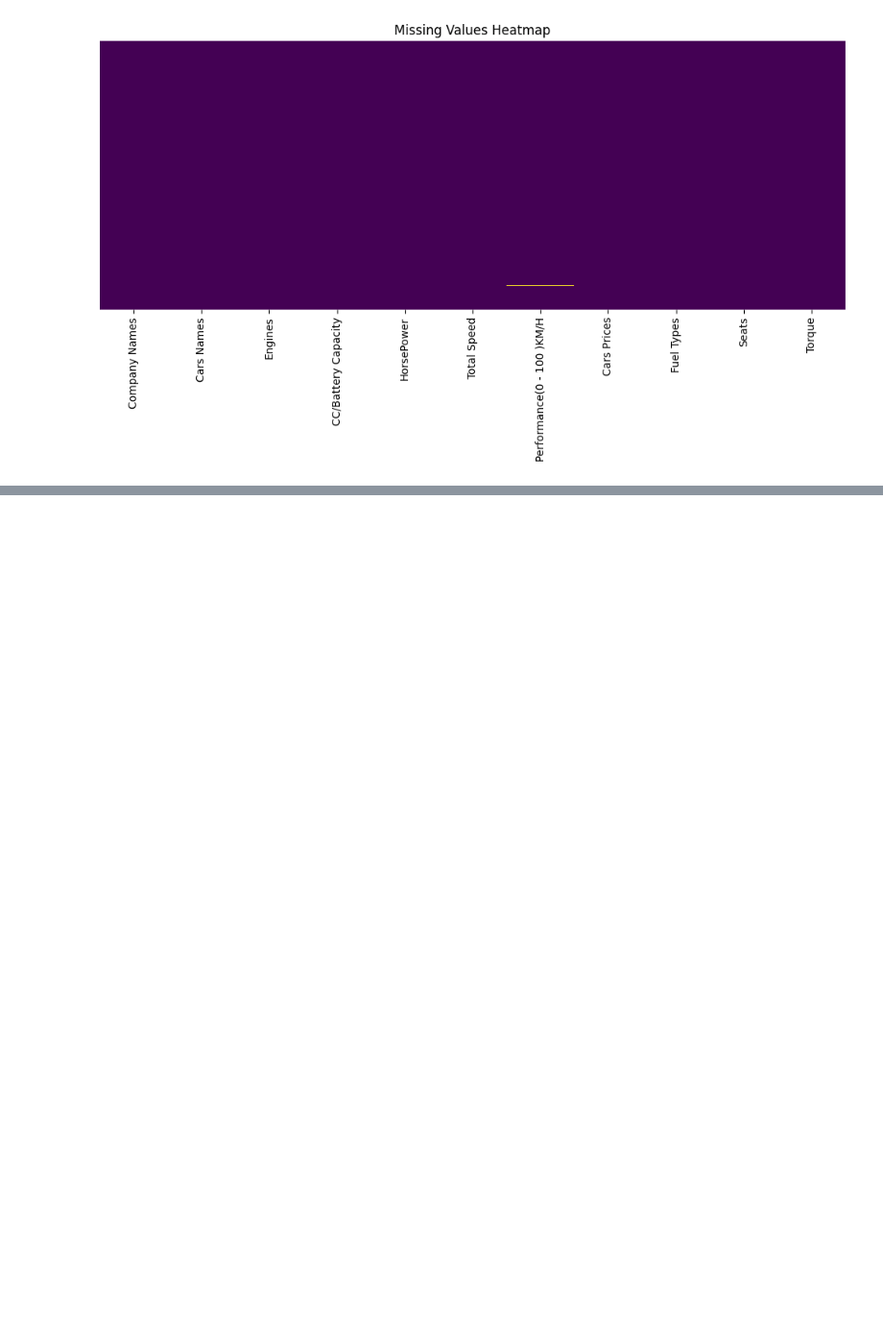
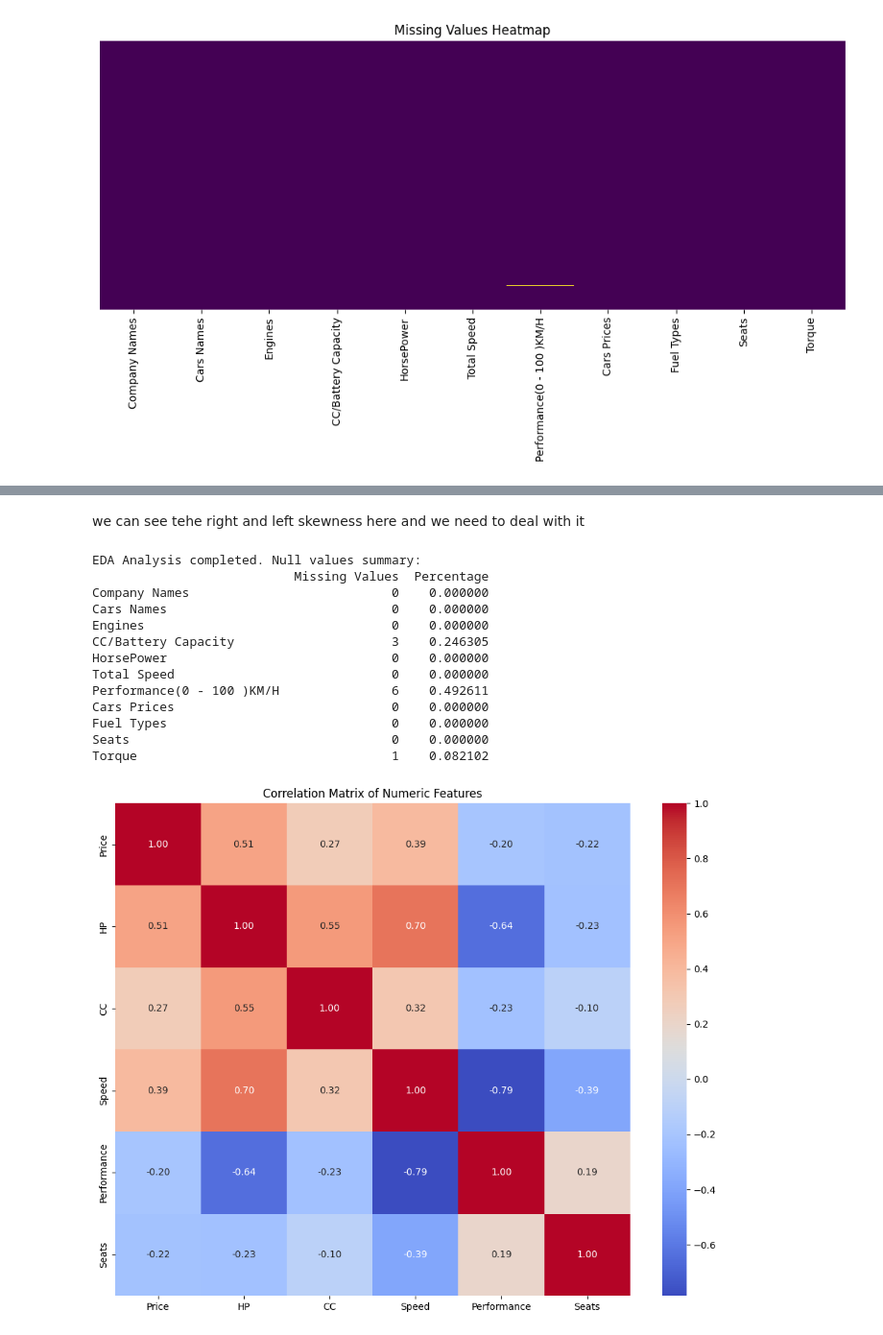
Before and after one commit to orbimatrix/Cars-Collection-DS, a Jupyter notebook: notebooks/EDA.ipynb, the cells around one changed output, grey strips where cells are left out. Shown at 96% size. Drawn from its saved outputs; the diff is of its cells as text; code cells hidden in the pictures; blank space fills up the shorter version.

```diff
--- a/notebooks/EDA.ipynb
+++ b/notebooks/EDA.ipynb
@@ -88,0 +140,27 @@ Passing `palette` without assigning `hue` is deprecated and will be removed in v
+# %% [markdown]
+we can see tehe right and left skewness here and we need to deal with it
+# %%
+# 5. Correlation Heatmap
+plt.figure(figsize=(10, 8))
+sns.heatmap(eda_numeric.corr(), annot=True, cmap='coolwarm', fmt=".2f")
+plt.title('Correlation Matrix of Numeric Features')
+plt.tight_layout()
+plt.savefig('../data/correlation_matrix.png')
+
+print("EDA Analysis completed. Null values summary:")
+print(null_df)
+# %% [output]
+EDA Analysis completed. Null values summary:
+                           Missing Values  Percentage
+Company Names                           0    0.000000
+Cars Names                              0    0.000000
+Engines                                 0    0.000000
+CC/Battery Capacity                     3    0.246305
+HorsePower                              0    0.000000
+Total Speed                             0    0.000000
+Performance(0 - 100 )KM/H               6    0.492611
+Cars Prices                             0    0.000000
+Fuel Types                              0    0.000000
+Seats                                   0    0.000000
+Torque                                  1    0.082102
+[figure, added]
```
Also changed, not shown: parts of 10 cells of this notebook, 6 other files.
